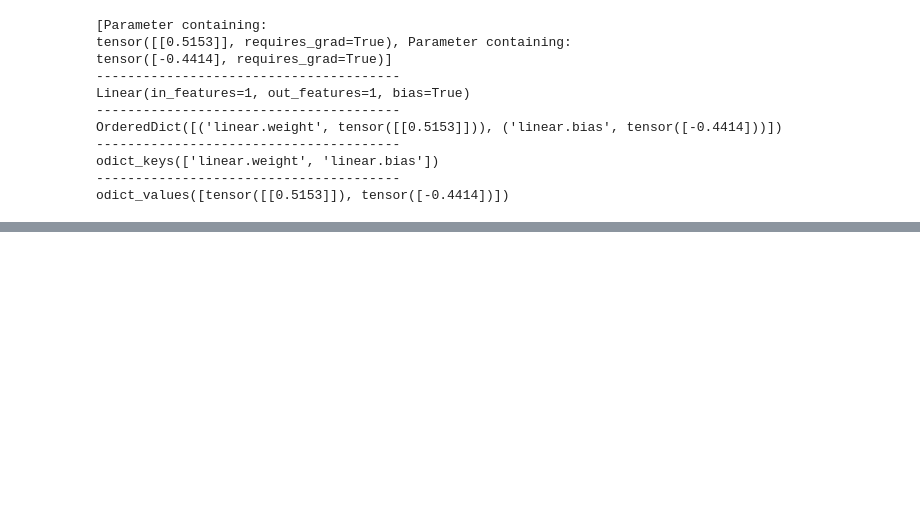
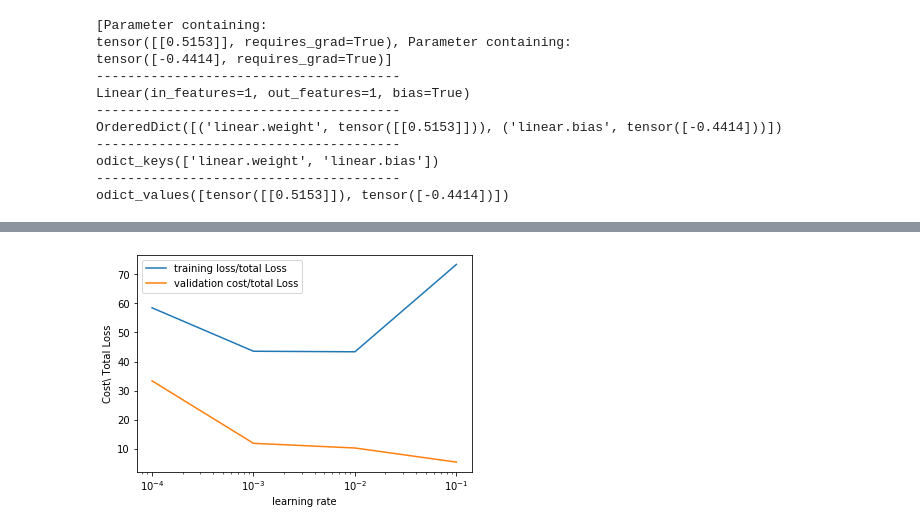
Before and after one commit to ramkumarr02/PyTorch-Basics, a Jupyter notebook: PyTorch_Basics.ipynb, the cells around one changed output, grey strips where cells are left out. Drawn from its saved outputs; the diff is of its cells as text; code cells hidden in the pictures; blank space fills up the shorter version.

```diff
--- a/PyTorch_Basics.ipynb
+++ b/PyTorch_Basics.ipynb
@@ -838,0 +980,5 @@ odict_values([tensor([[0.5153]]), tensor([-0.4414])])
+# %%
+# Create MSELoss function and DataLoader
+
+criterion = nn.MSELoss()
+trainloader = DataLoader(dataset = train_data, batch_size = 1)
@@ -838,0 +994,40 @@ odict_values([tensor([[0.5153]]), tensor([-0.4414])])
+# %%
+# Define the train model function and train the model
+
+def train_model_with_lr (iter, lr_list):
+
+    # iterate through different learning rates
+    for i, lr in enumerate(lr_list):
+        model = linear_regression(1, 1)
+        optimizer = optim.SGD(model.parameters(), lr = lr)
+        for epoch in range(iter):
+            for x, y in trainloader:
+                yhat = model(x)
+                loss = criterion(yhat, y)
+                optimizer.zero_grad()
+                loss.backward()
+                optimizer.step()
+
+        # train data
+        Yhat = model(train_data.x)
+        train_loss = criterion(Yhat, train_data.y)
+        train_error[i] = train_loss.item()
+
+        # validation data
+        Yhat = model(val_data.x)
+        val_loss = criterion(Yhat, val_data.y)
+        validation_error[i] = val_loss.item()
+        MODELS.append(model)
+
+train_model_with_lr(10, learning_rates)
+# %%
+# Plot the training loss and validation loss
+
+plt.semilogx(np.array(learning_rates), train_error.numpy(), label = 'training loss/total Loss')
+plt.semilogx(np.array(learning_rates), validation_error.numpy(), label = 'validation cost/total Loss')
+plt.ylabel('Cost\ Total Loss')
+plt.xlabel('learning rate')
+plt.legend()
+plt.show()
+# %% [output]
+[figure, added]
```
Also changed, not shown: parts of 47 cells of this notebook.
